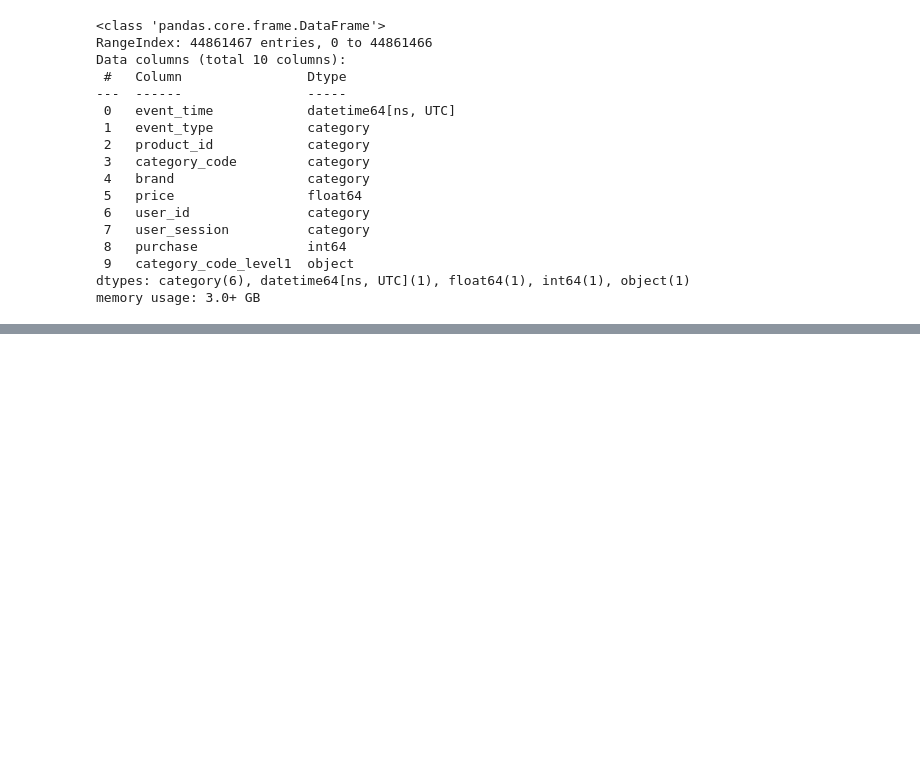
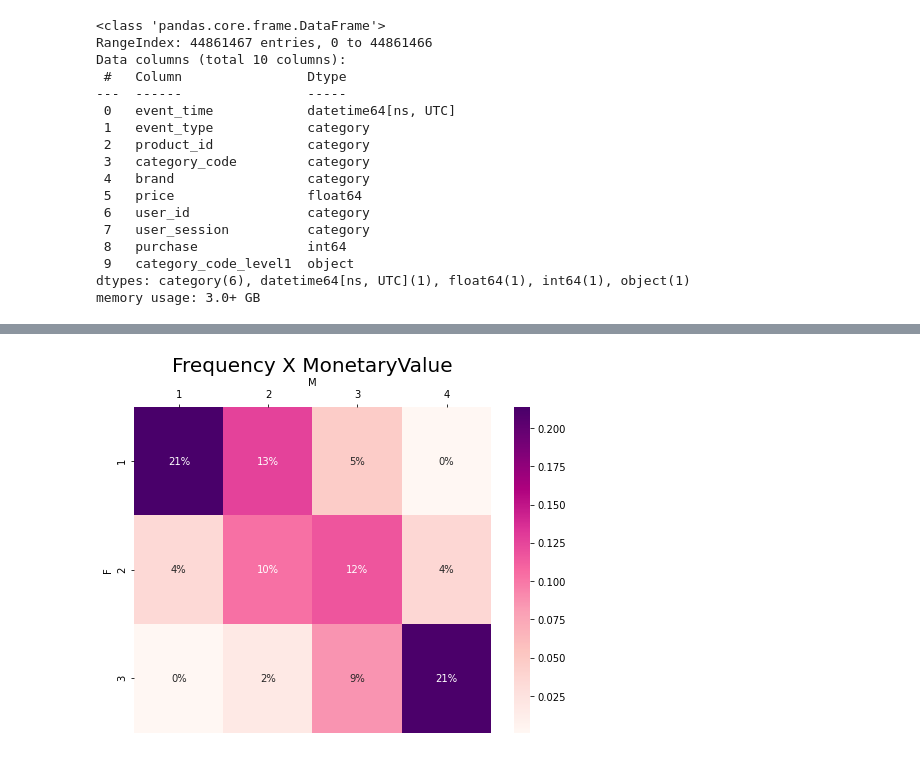
Before and after one commit to jung0han/data_analysis, a Jupyter notebook: eCommerce RFM Analysis.ipynb, the cells around one changed output, grey strips where cells are left out. Cells and saved outputs as stored; diff of their text form; code cells hidden in the pictures; blank space fills up the shorter version.

```diff
--- a/eCommerce RFM Analysis.ipynb
+++ b/eCommerce RFM Analysis.ipynb
@@ -212,0 +496,5 @@ memory usage: 3.0+ GB
+# %%
+FxM = RFM_Table.reset_index().pivot_table(index='F', columns='M',
+                                          values='user_id', aggfunc='count')
+total = FxM.sum().sum()
+print(FxM)
@@ -212,0 +507,3 @@ memory usage: 3.0+ GB
+# %%
+FxM = (FxM / total).round(3)
+FxM
@@ -212,0 +516,8 @@ memory usage: 3.0+ GB
+# %%
+plt.figure(figsize=(8,6))
+plt.title('Frequency X MonetaryValue', fontsize=20)
+ax = sns.heatmap(data=FxM, annot=True, fmt='0.0%', cmap='RdPu')
+ax.xaxis.tick_top()
+ax.xaxis.set_label_position('top')
+# %% [output]
+[figure, added]
```
Also changed, not shown: parts of 56 cells of this notebook.
